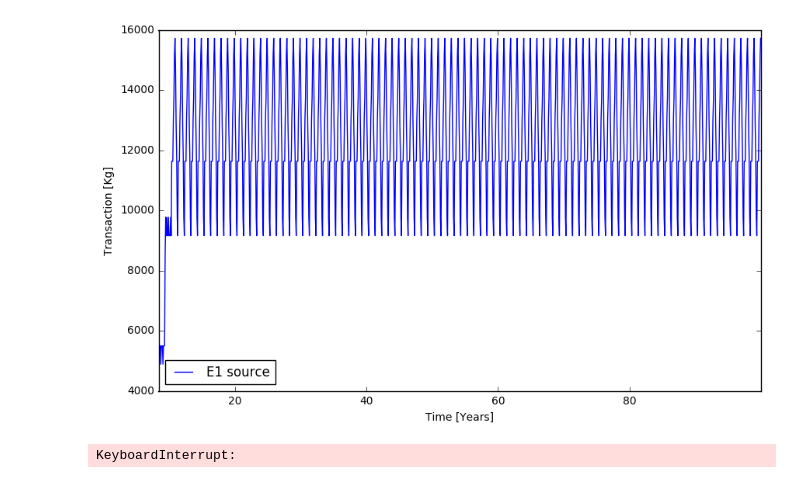
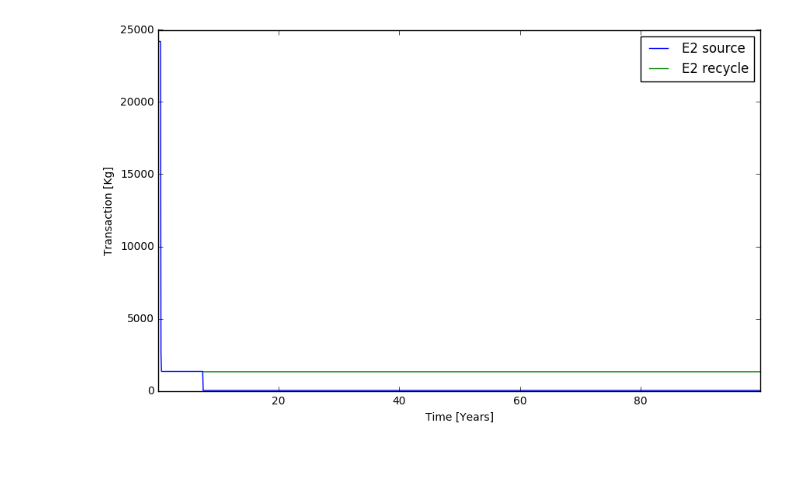
Before and after one commit to Baaaaam/EG30, a Jupyter notebook: EG30_analysis.ipynb, the cells around one changed output. Cells and saved outputs as stored; diff of their text form; code cells hidden in the pictures.

```diff
--- a/EG30_analysis.ipynb
+++ b/EG30_analysis.ipynb
@@ -6,3 +6,4 @@ import matplotlib.pyplot as plt
 # %%
 import cymetric as cym
 db = cym.dbopen('cyclus.sqlite')
+eval= cym.Evaluator(db, False)
@@ -51,17 +54,17 @@ E1_pu_str
+# %%
+E2_pu_src = com.get_transaction_timeseries(eval, send_list=['E2_alt_src'], rec_list=['PWR_fabrication'], nuc_list=['pu238','pu239','pu240','pu241','pu242'])
+E2_pu = com.get_transaction_timeseries(eval, send_list=['Storage_E2'], rec_list=['PWR_fabrication'], nuc_list=['pu238','pu239','pu240','pu241','pu242'])
 # %%
-E1_pu_str = pd.DataFrame({'Time': E1_pu_str.Time/12., 'E1 source': E1_pu_str.Quantity})
-E1_pu_str = E1_pu_str.groupby('Time').sum()
+E2_pu_src_ = pd.DataFrame({'Time': E2_pu_src.Time/12., 'E2 source': E2_pu_src.Mass})
+E2_pu_src_ = E2_pu_src_.groupby('Time').sum()
+E2_pu_ = pd.DataFrame({'Time': E2_pu.Time/12., 'E2 recycle': E2_pu.Mass})
+E2_pu_ = E2_pu_.groupby('Time').sum()
 
-e1x = E1_pu_str.plot( figsize=(10, 6))
+
+e2x = E2_pu_src_.plot(kind='line', figsize=(10, 6))
+E2_pu_.plot(ax=e2x)
 plt.xlabel('Time [Years]')
 plt.ylabel('Transaction [Kg]')
 plt.savefig('test.png', dpi=326)
 # %% [output]
-[figure, old version]
+[figure, new version]
-# %%
-J1_pu_src = com.get_transaction_timeseries(db, 'J1_TRU_alt_src', 'FBR_driver_fabrication', ['pu238','pu239','pu240','pu241','pu242'])
-J1_pu_src.reset_index(inplace=True)
-J1_pu = com.get_transaction_timeseries(db, 'Storage_J1_TRU', 'FBR_driver_fabrication', ['pu238','pu239','pu240','pu241','pu242'])
-J1_pu.reset_index(inplace=True)
-# %% [output]
-KeyboardInterrupt:
```
Also changed, not shown: parts of 11 cells of this notebook.
